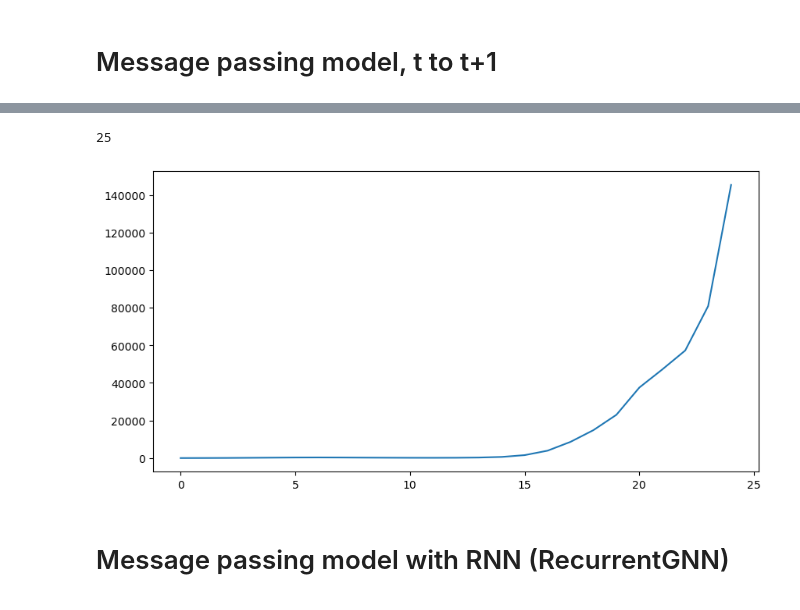
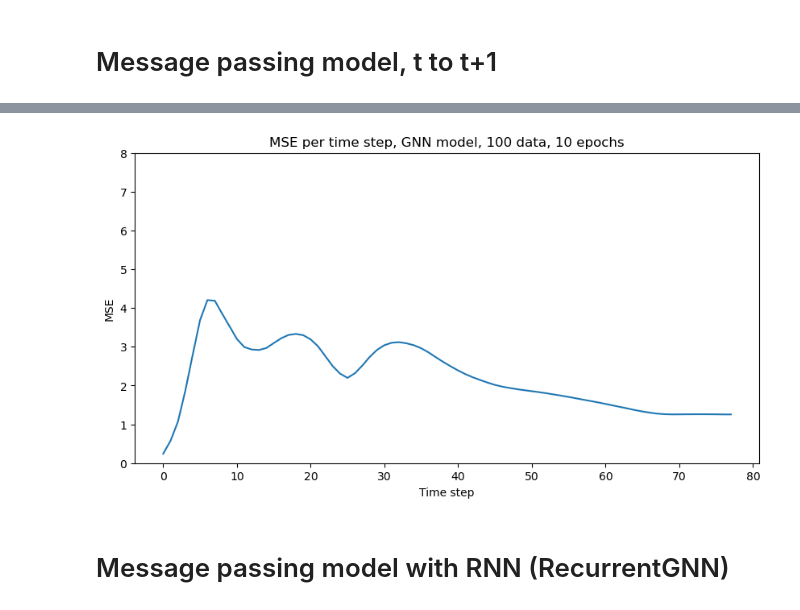
Before and after one commit to AlexiaALLAL/aneurysm_project, a Jupyter notebook: demo.ipynb, the cells around one changed output, grey strips where cells are left out. Cells and saved outputs as stored; diff of their text form; code cells hidden in the pictures.

```diff
--- a/demo.ipynb
+++ b/demo.ipynb
@@ -362,7 +359,7 @@ Training complete!
 # %%
 # load model from gnn_model.pth file
 model = GNNPredictor()
-model.load_state_dict(torch.load("trained_models/gnn_model_full_data_10_epochs.pth"))
+model.load_state_dict(torch.load("trained_models/gnn_model_small_data_10_epochs.pth"))
 xdmf_path = osp.join(os.getcwd(), "4Students_AnXplore03", "AllFields_Resultats_MESH_219.xdmf")
 meshes = xdmf_to_meshes(xdmf_path)
 total_error, list_errors = model.test_model(meshes)
@@ -420,20 +376,18 @@ errors
 # cache_dir = matplotlib.get_cachedir()
 # shutil.rmtree(cache_dir)
 # %%
-print(len(errors))
-
 plt.rcParams['font.family'] = 'DejaVu Sans'
 plt.figure(figsize=(10, 5))
 
-plt.plot(np.array(errors, dtype=np.float32))
-# plt.xlabel("Time step")
-# plt.ylabel("MSE")
-# plt.title("MSE per time step")
+plt.plot(np.array(list_errors, dtype=np.float32))
+plt.ylim(0, 8)
+plt.xlabel("Time step")
+plt.ylabel("MSE")
+plt.title("MSE per time step, GNN model, 100 data, 10 epochs")
 plt.savefig("MSE_per_time_step.png")
 plt.show()
 # %% [output]
-25
-[figure, old version]
+[figure, new version]
 # %% [markdown]
 # Message passing model with RNN (RecurrentGNN)
 # %%
```
Also changed, not shown: parts of 15 cells of this notebook, 5 other files.
